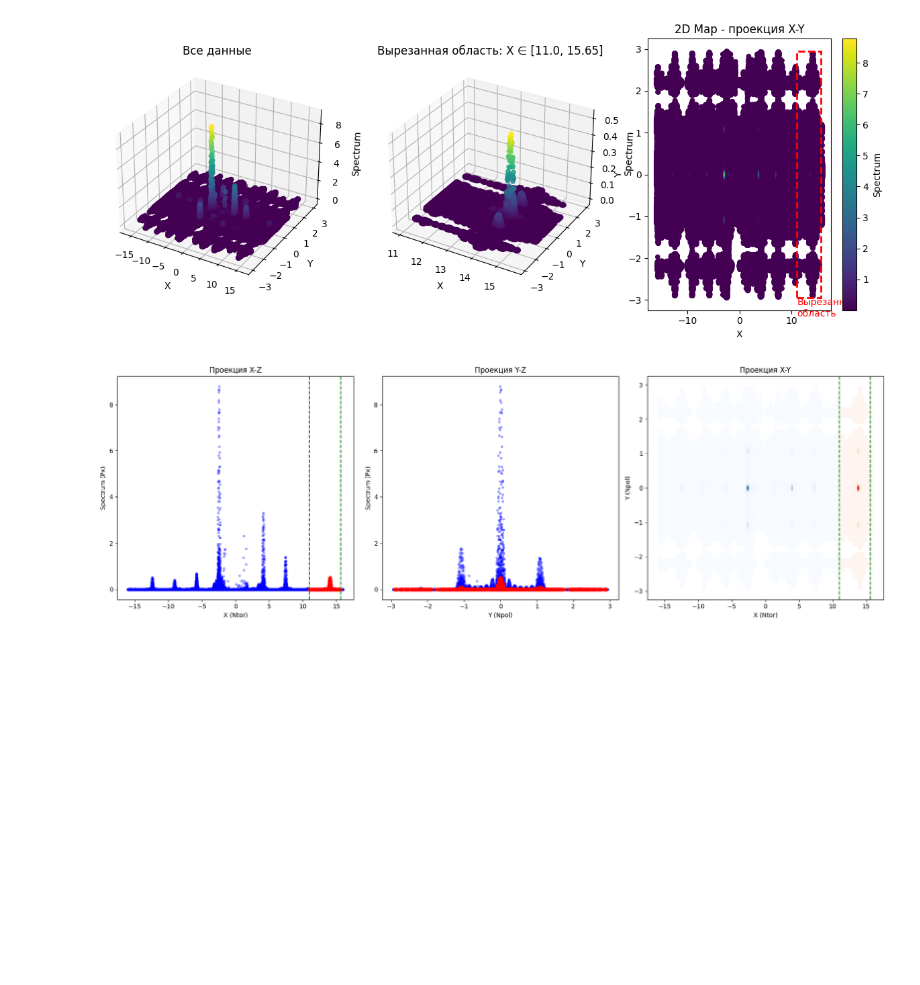
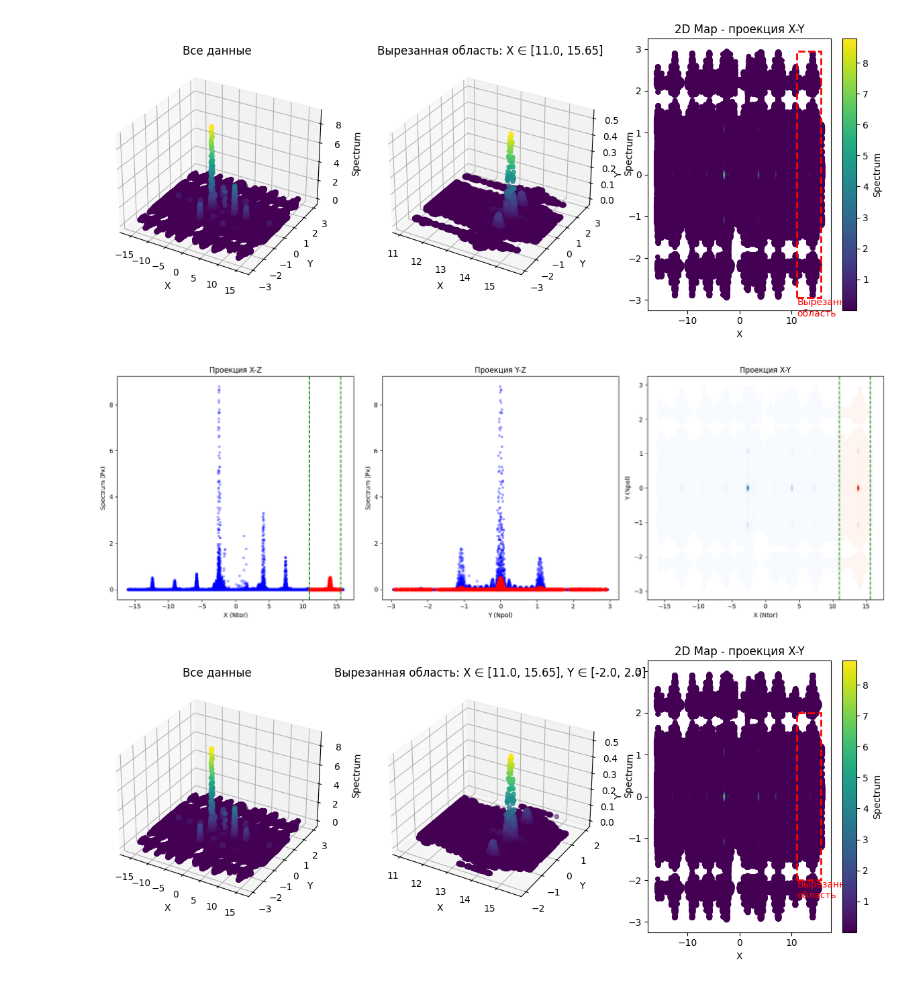
Before and after one commit to Ul1anchik/Synergistic-effect-in-plasma-, a Jupyter notebook: spec_2D/spec.ipynb, the cells around one changed output. Drawn from its saved outputs; the diff is of its cells as text; code cells hidden in the pictures; blank space fills up the shorter version.

```diff
--- a/spec_2D/spec.ipynb
+++ b/spec_2D/spec.ipynb
@@ -167,3 +167,98 @@ plt.show()
 # %% [output]
 [figure]
 [figure]
+# %%
+data = np.loadtxt('spectrum_7x3_3a_filtered.dat')
+
+if data.ndim == 2 and data.shape[1] >= 3:
+    x = data[:, 0]  # первая координата
+    y = data[:, 1]  # вторая координата
+    z = data[:, 2]  # значение спектра
+
+    # Вырезаем область по X И по Y
+    x_min, x_max = 11.0, 15.65  # границы по X
+    y_min, y_max = -2.0, 2.0    # границы по Y (задайте нужные значения)
+
+    # Маска для обеих осей
+    mask_cut = ((x >= x_min) & (x <= x_max)) & ((y >= y_min) & (y <= y_max))
+
+    # Применяем маску
+    data_cut = data[mask_cut]
+    x_cut = data_cut[:, 0]
+    y_cut = data_cut[:, 1]
+    z_cut = data_cut[:, 2]
+
+# Визуализация
+fig = plt.figure(figsize=(12, 5))
+
+# Полные данные
+ax1 = fig.add_subplot(131, projection='3d')
+sc1 = ax1.scatter(x, y, z, c=z, cmap='viridis')
+ax1.set_title('Все данные')
+ax1.set_xlabel('X')
+ax1.set_ylabel('Y')
+ax1.set_zlabel('Spectrum')
+
+# Вырезанная область
+ax2 = fig.add_subplot(132, projection='3d')
+sc2 = ax2.scatter(x_cut, y_cut, z_cut, c=z_cut, cmap='viridis')
+ax2.set_title(f'Вырезанная область: X ∈ [{x_min}, {x_max}], Y ∈ [{y_min}, {y_max}]')
+ax2.set_xlabel('X')
+ax2.set_ylabel('Y')
+ax2.set_zlabel('Spectrum')
+
+# 2D карта
+ax3 = fig.add_subplot(133)
+sc3 = ax3.scatter(x, y, c=z, cmap='viridis', s=20)
+ax3.set_title('2D Map - проекция X-Y')
+ax3.set_xlabel('X')
+ax3.set_ylabel('Y')
+plt.colorbar(sc3, ax=ax3, label='Spectrum')
+
+import matplotlib.patches as patches
+# Прямоугольник показывает вырезанную область по обеим осям
+rect = patches.Rectangle((x_min, y_min), x_max - x_min, y_max - y_min,
+                        linewidth=2, edgecolor='red', facecolor='none', linestyle='--')
+ax3.add_patch(rect)
+ax3.text(x_min, y_min, 'Вырезанная\nобласть', color='red', va='top')
+
+plt.tight_layout()
+plt.show()
+
+fig, axes = plt.subplots(1, 3, figsize=(18, 6))
+
+# Проекция X-Z
+axes[0].scatter(x[~mask_cut], z[~mask_cut], c='blue', alpha=0.3, s=10)
+axes[0].scatter(x[mask_cut], z[mask_cut], c='red', alpha=0.8, s=20)
+axes[0].set_xlabel('X (Ntor)')
+axes[0].set_ylabel('Spectrum (Px)')
+axes[0].set_title('Проекция X-Z')
+axes[0].axvline(x=x_min, color='green', linestyle='--')
+axes[0].axvline(x=x_max, color='green', linestyle='--')
+
+# Проекция Y-Z
+axes[1].scatter(y[~mask_cut], z[~mask_cut], c='blue', alpha=0.3, s=10)
+axes[1].scatter(y[mask_cut], z[mask_cut], c='red', alpha=0.8, s=20)
+axes[1].set_xlabel('Y (Npol)')
+axes[1].set_ylabel('Spectrum (Px)')
+axes[1].set_title('Проекция Y-Z')
+axes[1].axvline(x=y_min, color='green', linestyle='--')  # вертикальные линии по Y
+axes[1].axvline(x=y_max, color='green', linestyle='--')
+
+# Проекция X-Y
+sc1 = axes[2].scatter(x[~mask_cut], y[~mask_cut], c=z[~mask_cut],
+                     cmap='Blues', alpha=0.5, s=10)
+sc2 = axes[2].scatter(x[mask_cut], y[mask_cut], c=z[mask_cut],
+                     cmap='Reds', alpha=0.8, s=20)
+axes[2].set_xlabel('X (Ntor)')
+axes[2].set_ylabel('Y (Npol)')
+axes[2].set_title('Проекция X-Y')
+axes[2].axvline(x=x_min, color='green', linestyle='--')
+axes[2].axvline(x=x_max, color='green', linestyle='--')
+axes[2].axhline(y=y_min, color='green', linestyle='--')  # горизонтальные линии по Y
+axes[2].axhline(y=y_max, color='green', linestyle='--')
+
+plt.tight_layout()
+plt.show()
+# %% [output]
+[figure, added]
```
Also changed, not shown: parts of 1 cell of this notebook.
